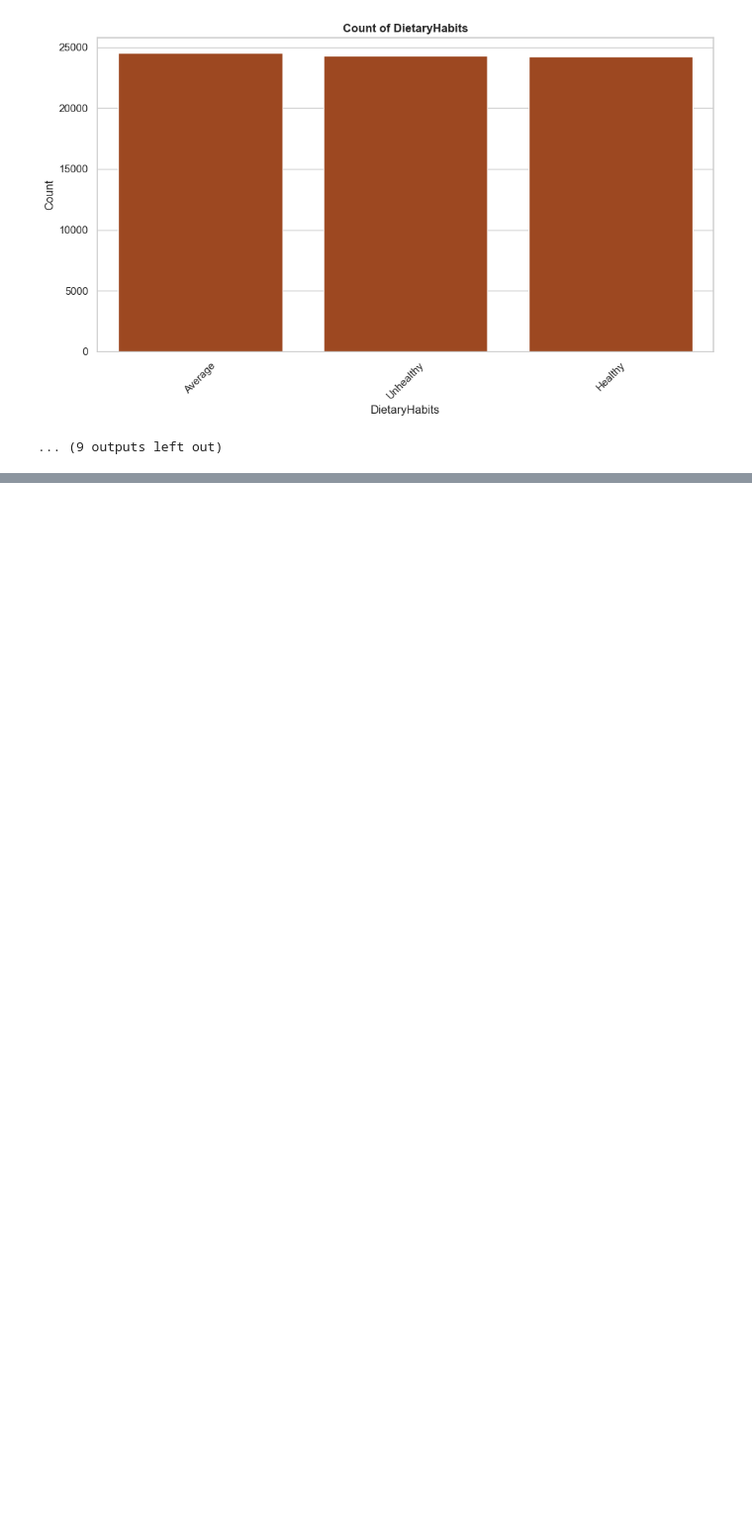
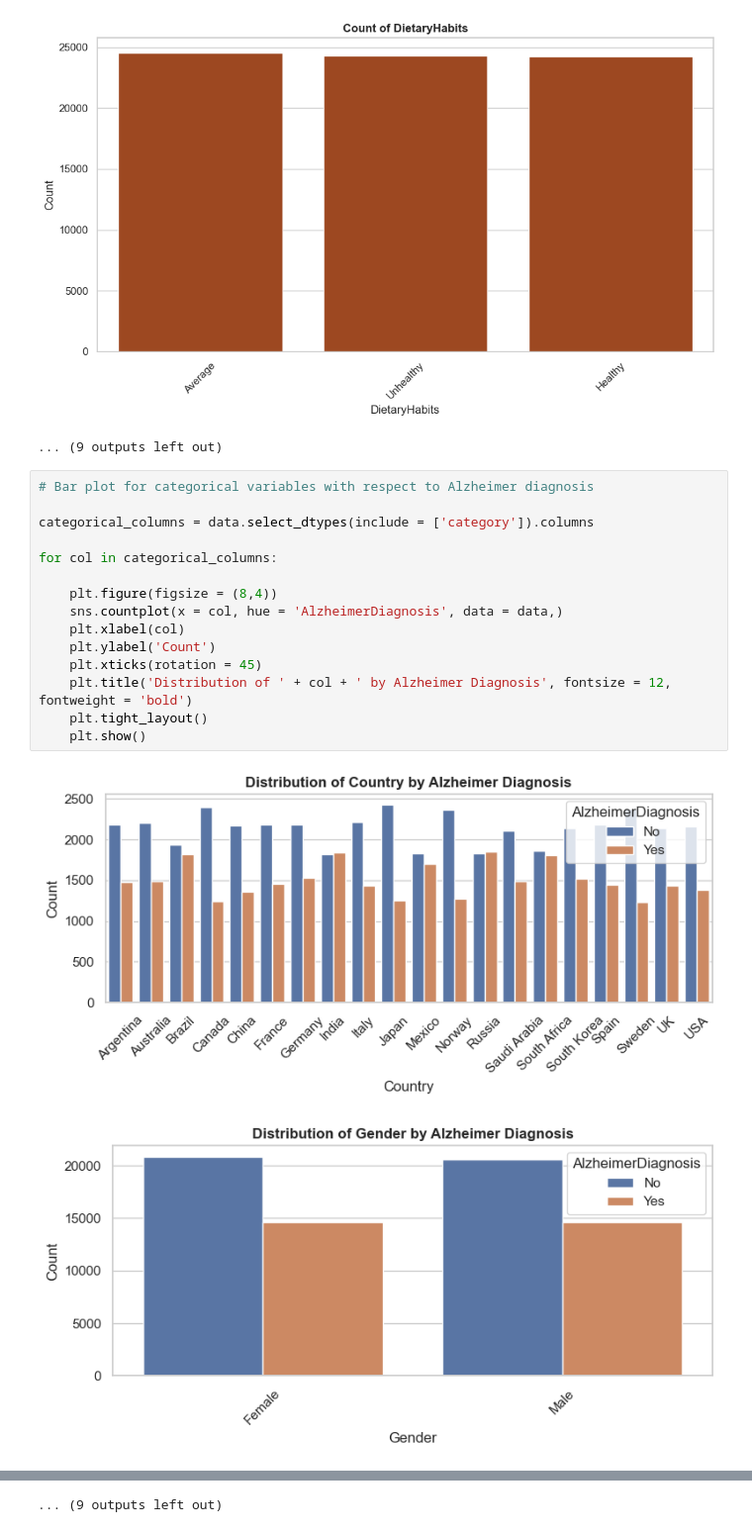
Before and after one commit to pbuitragoa33/Alzheimer-Diagnosis-Prediction, a Jupyter notebook: EDA&Preprocessing.ipynb, the cells around one changed output, grey strips where cells are left out. Shown at 99% size. Cells and saved outputs as stored; diff of their text form; blank space fills up the shorter version.

```diff
--- a/EDA&Preprocessing.ipynb
+++ b/EDA&Preprocessing.ipynb
@@ -144,3 +154,21 @@ for i, col in enumerate(categorical_columns):
 [figure]
 [figure]
 ... (9 outputs left out)
+# %%
+# Bar plot for categorical variables with respect to Alzheimer diagnosis
+
+categorical_columns = data.select_dtypes(include = ['category']).columns
+
+for col in categorical_columns:
+
+    plt.figure(figsize = (8,4))
+    sns.countplot(x = col, hue = 'AlzheimerDiagnosis', data = data,)
+    plt.xlabel(col)
+    plt.ylabel('Count')
+    plt.xticks(rotation = 45)
+    plt.title('Distribution of ' + col + ' by Alzheimer Diagnosis', fontsize = 12, fontweight = 'bold')
+    plt.tight_layout()
+    plt.show()
+# %% [output]
+[figure, added]
+[figure, added]
@@ -146,0 +185 @@ for i, col in enumerate(categorical_columns):
+... (9 outputs left out)
```
Also changed, not shown: parts of 19 cells of this notebook.
